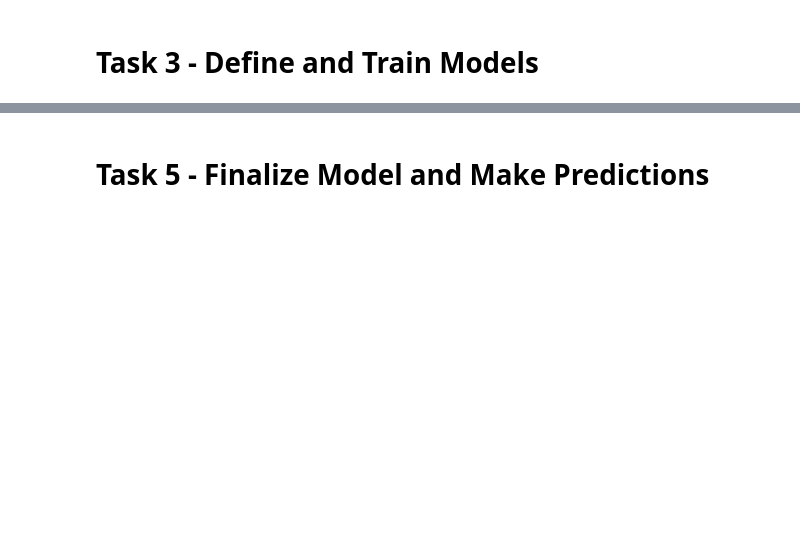
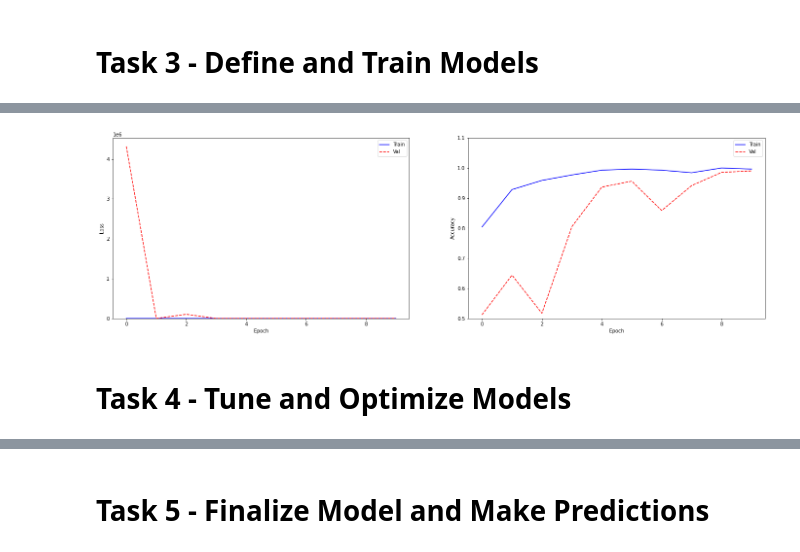
Before and after one commit to daines-analytics/deep-learning-projects, a Jupyter notebook: _py-project-templates/py_tensorflow_binaryclass_image_classification_example.ipynb, the cells around one changed output, grey strips where cells are left out. Drawn from its saved outputs; the diff is of its cells as text; code cells hidden in the pictures; blank space fills up the shorter version.

```diff
--- a/_py-project-templates/py_tensorflow_binaryclass_image_classification_example.ipynb
+++ b/_py-project-templates/py_tensorflow_binaryclass_image_classification_example.ipynb
@@ -363,7 +300,7 @@ if notifyStatus: status_notify('(TensorFlow Binary Classification) Task 3 - Defi
 # Define the function for plotting training results for comparison
 def plot_metrics(history):
     fig, axs = plt.subplots(1, 2, figsize=(24, 15))
-    metrics =  [train_loss, train_metric]
+    metrics =  [TRAIN_LOSS, TRAIN_METRIC]
     for n, metric in enumerate(metrics):
         name = metric.replace("_"," ").capitalize()
         plt.subplot(2,2,n+1)
@@ -371,8 +308,8 @@ def plot_metrics(history):
         plt.plot(history.epoch, history.history['val_'+metric], color='red', linestyle="--", label='Val')
         plt.xlabel('Epoch')
         plt.ylabel(name)
-#         if metric == train_loss:
-#             plt.ylim([0, plt.ylim()[1]])
-#         else:
-#             plt.ylim([0.5, 1.1])
+        if metric == TRAIN_LOSS:
+            plt.ylim([0, plt.ylim()[1]])
+        else:
+            plt.ylim([0.5, 1.1])
         plt.legend()
@@ -404,0 +329,11 @@ def create_nn_model(conv1_filters=192, conv2_filters=128, conv3_filters=64, conv
+# %%
+# Initialize the neural network model and get the training results for plotting graph
+start_time_module = datetime.now()
+tf.keras.backend.clear_session()
+reset_random()
+baseline_model = create_nn_model()
+baseline_model_history = baseline_model.fit(training_generator,
+                                            epochs=MAX_EPOCHS,
+                                            validation_data=validation_generator,
+                                            verbose=1)
+print('Total time for model fitting:', (datetime.now() - start_time_module))
@@ -404,0 +393,4 @@ def create_nn_model(conv1_filters=192, conv2_filters=128, conv3_filters=64, conv
+# %%
+plot_metrics(baseline_model_history)
+# %% [output]
+[figure, added]
@@ -404,0 +399,2 @@ def create_nn_model(conv1_filters=192, conv2_filters=128, conv3_filters=64, conv
+# %% [markdown]
+# Task 4 - Tune and Optimize Models
```
Also changed, not shown: parts of 61 cells of this notebook, 1 other file.
